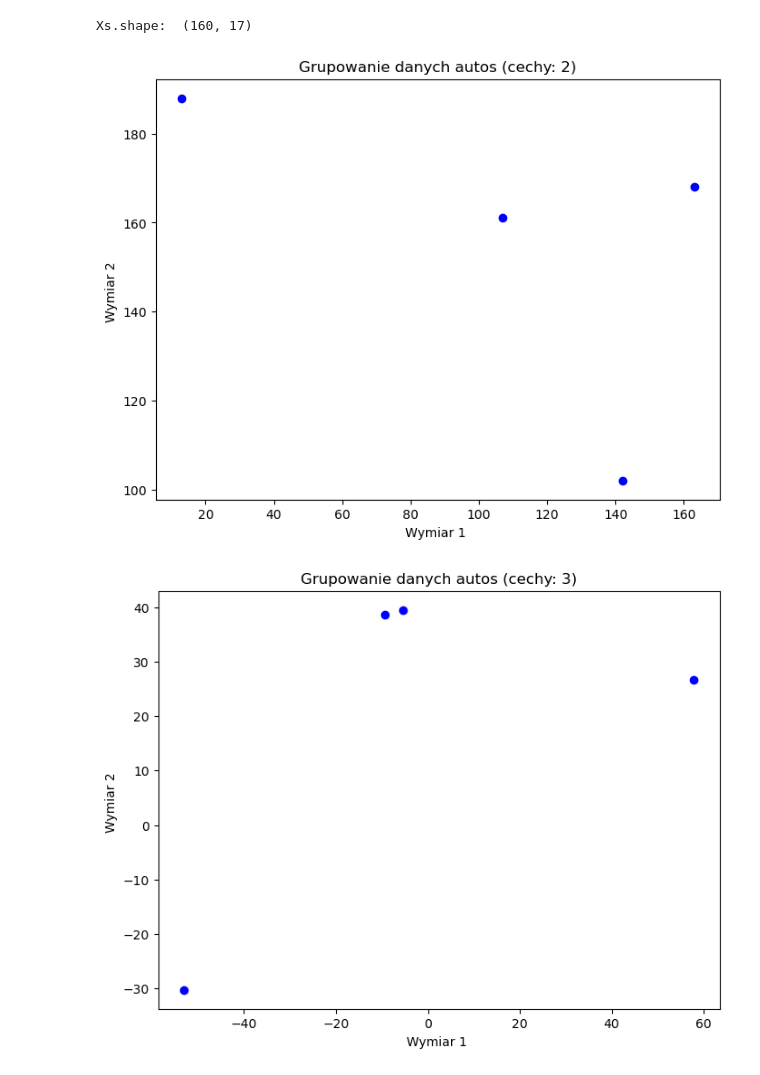
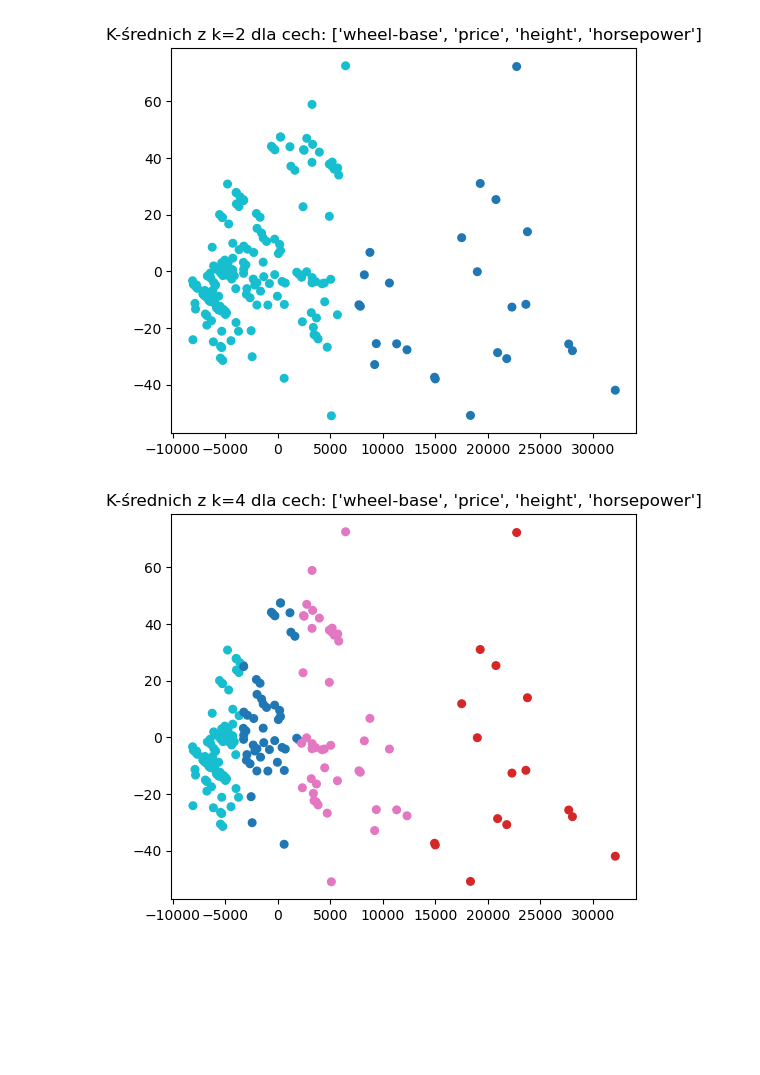
Before and after one commit to Kenlolmen/Data_Analyst-Uni_Course, a Jupyter notebook: lab7/lab7.ipynb, the cells around one changed output. Drawn from its saved outputs; the diff is of its cells as text; code cells hidden in the pictures; blank space fills up the shorter version.

```diff
--- a/lab7/lab7.ipynb
+++ b/lab7/lab7.ipynb
@@ -65,45 +80,33 @@ def ksrodki(X, k):
 # %%
-#zad2
 import pandas as pd
 import matplotlib.pyplot as plt
 from sklearn.decomposition import PCA
 
+# Wczytaj dane
 df = pd.read_csv('autos.csv')
-df = df.dropna()
-df = df.select_dtypes(include=[np.number])
-ks = [2,3,4,5]
-k = 4
-Xs = df.to_numpy()
 
-print(f"Xs.shape: ",Xs.shape)
+features1 = ['wheel-base', 'price', 'height', 'horsepower']
+features2 = ['wheel-base', 'price']
 
-for cechy in ks:
+for features in [features1, features2]:
 
-    X = Xs[:, 0:cechy]
-    V = np.cov(X.T)
-    C, CX = ksrodki(X, k)
-    dm = distm(X, C, V)
-    dp = distp(X, C)
+    X = df[features].dropna().values
 
-    # print(f"dm.shape: ",dm.shape)
-    # print(f"dp.shape: ",dp.shape)
+    if len(features) > 3:
+        pca = PCA(n_components=2)
+        X_pca = pca.fit_transform(X)
+        xlabel, ylabel = 'PCA 1', 'PCA 2'
+    else:
+        X_pca = X
+        xlabel, ylabel = features[0], features[1]
 
-    if cechy > 2:
-        pca = PCA(n_components=2)
-        Xplot = pca.fit_transform(X)
-        Cplot = pca.transform(C)
-    else:
-        Xplot = X
-        Cplot = C
+    for k in [2, 4]:
+        C, CX = ksrodki(X, k)
 
-
-    plt.figure(figsize=(8, 6))
-    plt.scatter(Cplot[:, 0], Cplot[:, 1], c='blue')
-    plt.title(f"Grupowanie danych autos (cechy: {cechy})")
-    plt.xlabel("Wymiar 1 ")
-    plt.ylabel("Wymiar 2 ")
-    plt.show()
+        plt.figure(figsize=(6, 5))
+        plt.scatter(X_pca[:, 0], X_pca[:, 1], c=CX, cmap='tab10', s=30, alpha=1.0)
+        plt.title(f'K-średnich z k={k} dla cech: {features}')
+        plt.show()
 # %% [output]
-Xs.shape:  (160, 17)
-[figure, old version]
+[figure, new version]
-[figure, old version]
+[figure, new version]
```
Also changed, not shown: parts of 2 cells of this notebook, 7 other files.
